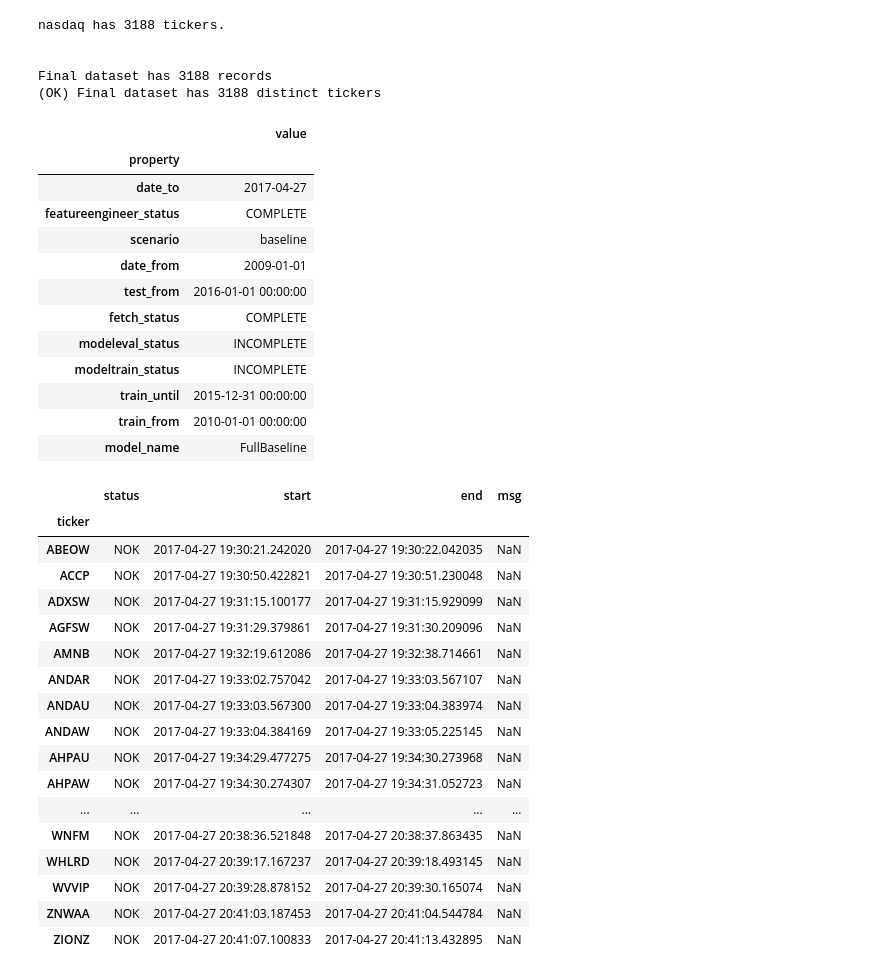
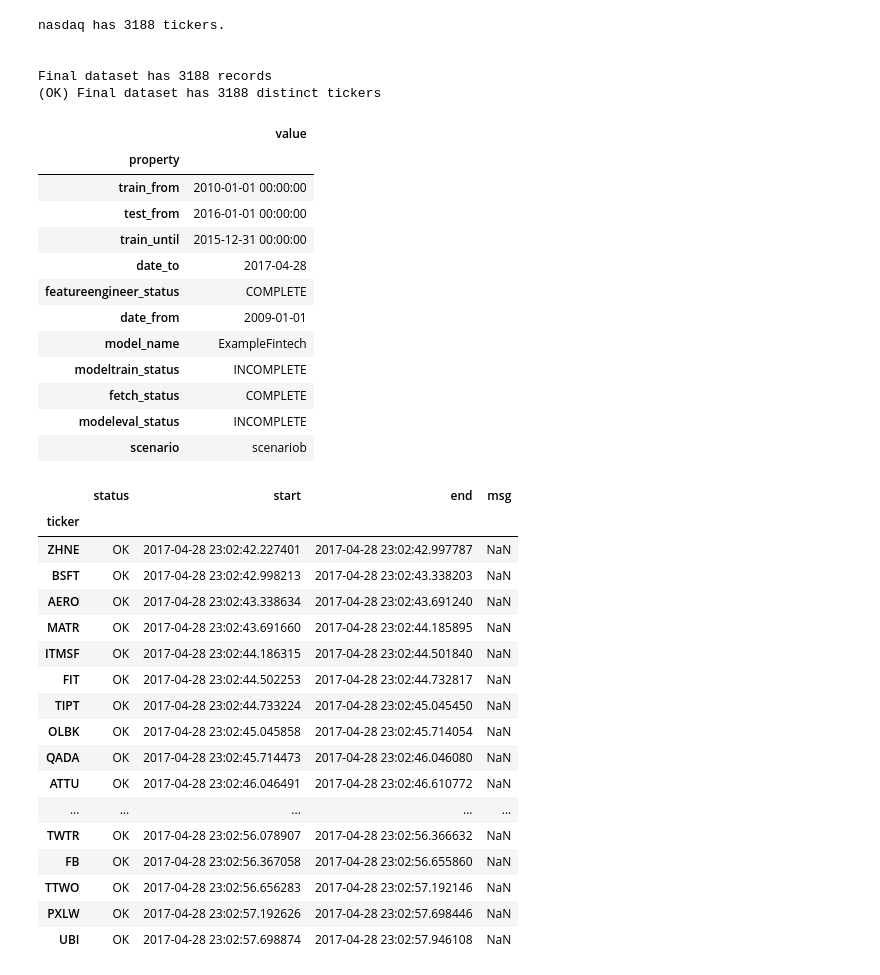
Before and after one commit to pjsousa/FintechCapstone, a Jupyter notebook: Command Line Batch.ipynb, the cells around one changed output. Cells and saved outputs as stored; diff of their text form; code cells hidden in the pictures.

Commit message:
Created ScenarioB

```diff
--- a/Command Line Batch.ipynb
+++ b/Command Line Batch.ipynb
@@ -39,7 +38,7 @@ timespan = {
 
 #trial = FinCapstone(ticker_list=["GLW","HIMX","GLUU"], scenario="baseline",ticker_list_samplesize=4, timespan=timespan, date_from=date_from, reset_status=False)
 #trial = FinCapstone(ticker_list=["ZHNE","BSFT","AERO","MATR","ITMSF","FIT","TIPT","OLBK","QADA","ATTU","LGF","STX","TPCS","GSAT","ZNGA","GLW","HIMX","YHOO", "NWSA","JAKK","GLUU","AMZN", "AAPL", "EBAY", "GOOG", "NFLX", "DIS", "EA", "TWTR", "FB", "TTWO", "PXLW", "UBI"], scenario="scenarioa", ticker_list_samplesize=4, timespan=timespan, date_from=date_from, reset_status=False)
-trial = FinCapstone(model_name="FullBaseline", ticker_list_samplesize=200, timespan=timespan, date_from=date_from, reset_status=False)
+trial = FinCapstone(ticker_list_samplesize=200, timespan=timespan, date_from=date_from, reset_status=False)
 
 #trial.run_initial_dataload()
 #trial.feature_engineering()
@@ -57,39 +56,39 @@ trial.trialconfig_df
 # %% [output]
 |  | value |
 | property |  |
-| date_to | 2017-04-27 |
+| train_from | 2010-01-01 00:00:00 |
+| test_from | 2016-01-01 00:00:00 |
+| train_until | 2015-12-31 00:00:00 |
+| date_to | 2017-04-28 |
 | featureengineer_status | COMPLETE |
-| scenario | baseline |
 | date_from | 2009-01-01 |
-| test_from | 2016-01-01 00:00:00 |
+| model_name | ExampleFintech |
+| modeltrain_status | INCOMPLETE |
 | fetch_status | COMPLETE |
 | modeleval_status | INCOMPLETE |
-| modeltrain_status | INCOMPLETE |
-| train_until | 2015-12-31 00:00:00 |
-| train_from | 2010-01-01 00:00:00 |
-| model_name | FullBaseline |
+| scenario | scenariob |
 # %%
 trial.load_status_files()
-trial.fetchstatus_df[(trial.fetchstatus_df["status"] == "NOK")]
+trial.fetchstatus_df
 # %% [output]
 |  | status | start | end | msg |
 | ticker |  |  |  |  |
-| ABEOW | NOK | 2017-04-27 19:30:21.242020 | 2017-04-27 19:30:22.042035 | NaN |
-| ACCP | NOK | 2017-04-27 19:30:50.422821 | 2017-04-27 19:30:51.230048 | NaN |
-| ADXSW | NOK | 2017-04-27 19:31:15.100177 | 2017-04-27 19:31:15.929099 | NaN |
-| AGFSW | NOK | 2017-04-27 19:31:29.379861 | 2017-04-27 19:31:30.209096 | NaN |
-| AMNB | NOK | 2017-04-27 19:32:19.612086 | 2017-04-27 19:32:38.714661 | NaN |
-| ANDAR | NOK | 2017-04-27 19:33:02.757042 | 2017-04-27 19:33:03.567107 | NaN |
-| ANDAU | NOK | 2017-04-27 19:33:03.567300 | 2017-04-27 19:33:04.383974 | NaN |
-| ANDAW | NOK | 2017-04-27 19:33:04.384169 | 2017-04-27 19:33:05.225145 | NaN |
-| AHPAU | NOK | 2017-04-27 19:34:29.477275 | 2017-04-27 19:34:30.273968 | NaN |
-| AHPAW | NOK | 2017-04-27 19:34:30.274307 | 2017-04-27 19:34:31.052723 | NaN |
+| ZHNE | OK | 2017-04-28 23:02:42.227401 | 2017-04-28 23:02:42.997787 | NaN |
+| BSFT | OK | 2017-04-28 23:02:42.998213 | 2017-04-28 23:02:43.338203 | NaN |
+| AERO | OK | 2017-04-28 23:02:43.338634 | 2017-04-28 23:02:43.691240 | NaN |
+| MATR | OK | 2017-04-28 23:02:43.691660 | 2017-04-28 23:02:44.185895 | NaN |
+| ITMSF | OK | 2017-04-28 23:02:44.186315 | 2017-04-28 23:02:44.501840 | NaN |
+| FIT | OK | 2017-04-28 23:02:44.502253 | 2017-04-28 23:02:44.732817 | NaN |
+| TIPT | OK | 2017-04-28 23:02:44.733224 | 2017-04-28 23:02:45.045450 | NaN |
+| OLBK | OK | 2017-04-28 23:02:45.045858 | 2017-04-28 23:02:45.714054 | NaN |
+| QADA | OK | 2017-04-28 23:02:45.714473 | 2017-04-28 23:02:46.046080 | NaN |
+| ATTU | OK | 2017-04-28 23:02:46.046491 | 2017-04-28 23:02:46.610772 | NaN |
 | ... | ... | ... | ... | ... |
-| WNFM | NOK | 2017-04-27 20:38:36.521848 | 2017-04-27 20:38:37.863435 | NaN |
-| WHLRD | NOK | 2017-04-27 20:39:17.167237 | 2017-04-27 20:39:18.493145 | NaN |
-| WVVIP | NOK | 2017-04-27 20:39:28.878152 | 2017-04-27 20:39:30.165074 | NaN |
-| ZNWAA | NOK | 2017-04-27 20:41:03.187453 | 2017-04-27 20:41:04.544784 | NaN |
-| ZIONZ | NOK | 2017-04-27 20:41:07.100833 | 2017-04-27 20:41:13.432895 | NaN |
+| TWTR | OK | 2017-04-28 23:02:56.078907 | 2017-04-28 23:02:56.366632 | NaN |
+| FB | OK | 2017-04-28 23:02:56.367058 | 2017-04-28 23:02:56.655860 | NaN |
+| TTWO | OK | 2017-04-28 23:02:56.656283 | 2017-04-28 23:02:57.192146 | NaN |
+| PXLW | OK | 2017-04-28 23:02:57.192626 | 2017-04-28 23:02:57.698446 | NaN |
+| UBI | OK | 2017-04-28 23:02:57.698874 | 2017-04-28 23:02:57.946108 | NaN |
 # %%
 trial.load_status_files()
 trial.featureengineer_status_df
```
Also changed, not shown: parts of 5 cells of this notebook, 3 other files.
